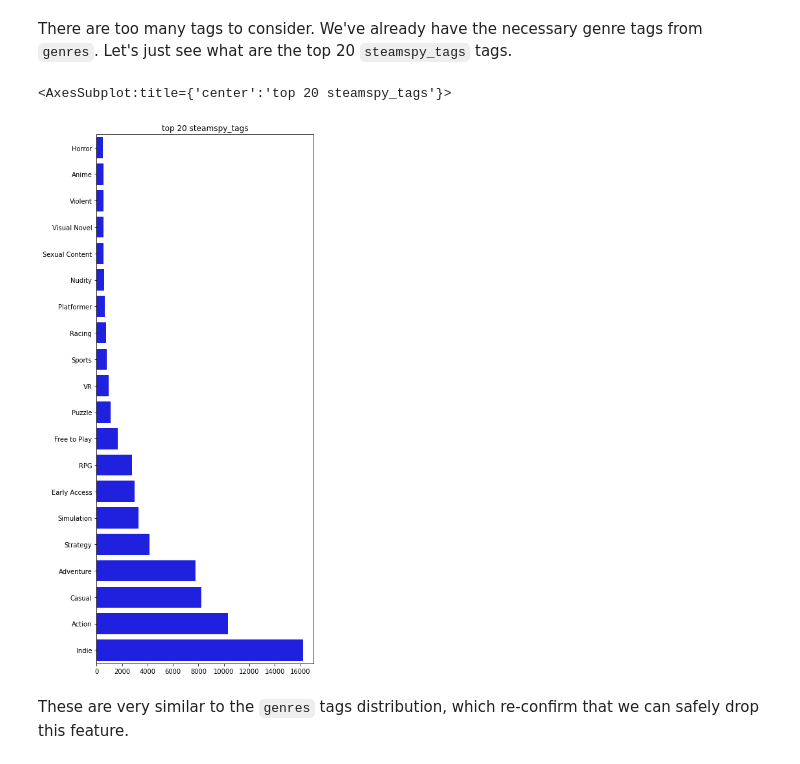
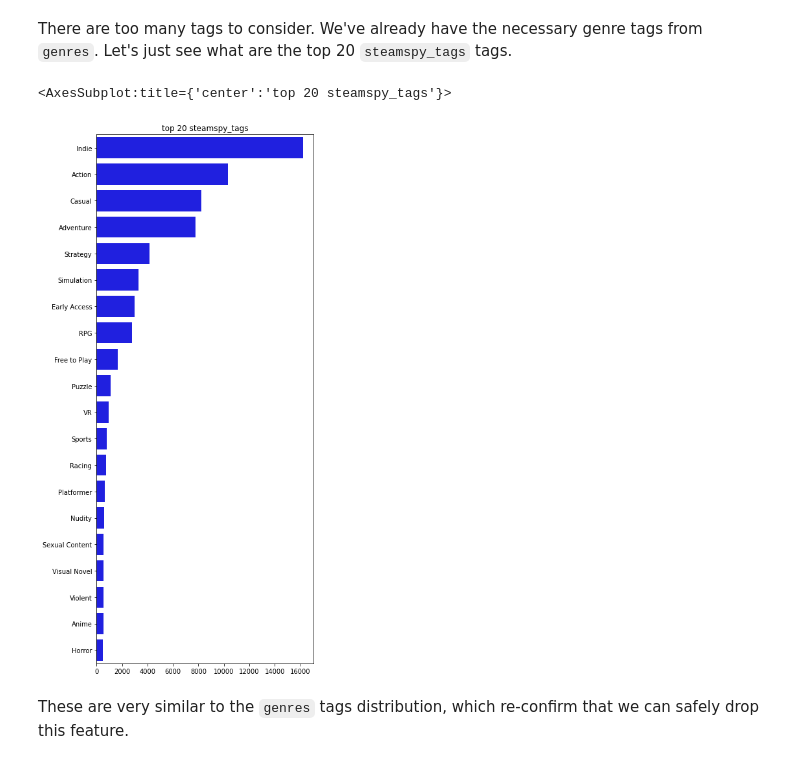
Before and after one commit to minhtuan2000/data-science-blog-post, a Jupyter notebook: data_cleaning.ipynb, the cells around one changed output. Saved outputs shown, nothing was run; the diff lists cells and outputs as text; code cells hidden in the pictures.

```diff
--- a/data_cleaning.ipynb
+++ b/data_cleaning.ipynb
@@ -236,7 +236,7 @@ df.head()
 ##### d) `steamspy_tags`
 # %%
 count_uniques_steamspy_tags = count_uniques(df, "steamspy_tags")
-count_uniques_steamspy_tags = {k: v for k, v in sorted(count_uniques_steamspy_tags.items(), key=lambda item: item[1])}
+count_uniques_steamspy_tags = {k: v for k, v in sorted(count_uniques_steamspy_tags.items(), key=lambda item: item[1], reverse=True)}
 print("Number of unique tags:", len(count_uniques_steamspy_tags.keys()))
 # %% [output]
 Number of unique tags: 339
@@ -245,9 +245,9 @@ There are too many tags to consider. We've already have the necessary genre tags
 # %%
 f, ax = plt.subplots(figsize=(6, 15))
 plt.title("top 20 steamspy_tags")
-sns.barplot(list(count_uniques_steamspy_tags.values())[-20:], list(count_uniques_steamspy_tags.keys())[-20:], color='b', ax=ax, orient='h')
+sns.barplot(list(count_uniques_steamspy_tags.values())[:20], list(count_uniques_steamspy_tags.keys())[:20], color='b', ax=ax, orient='h')
 # %% [output]
 <AxesSubplot:title={'center':'top 20 steamspy_tags'}>
-[figure, old version]
+[figure, new version]
 # %% [markdown]
 These are very similar to the `genres` tags distribution, which re-confirm that we can safely drop this feature.
```
Also changed, not shown: parts of 21 cells of this notebook, 14 other files.
